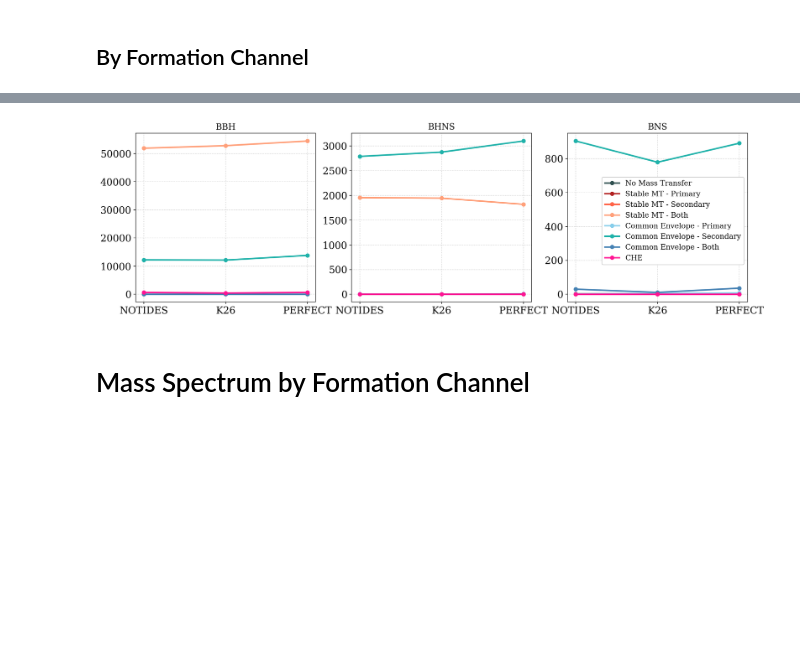
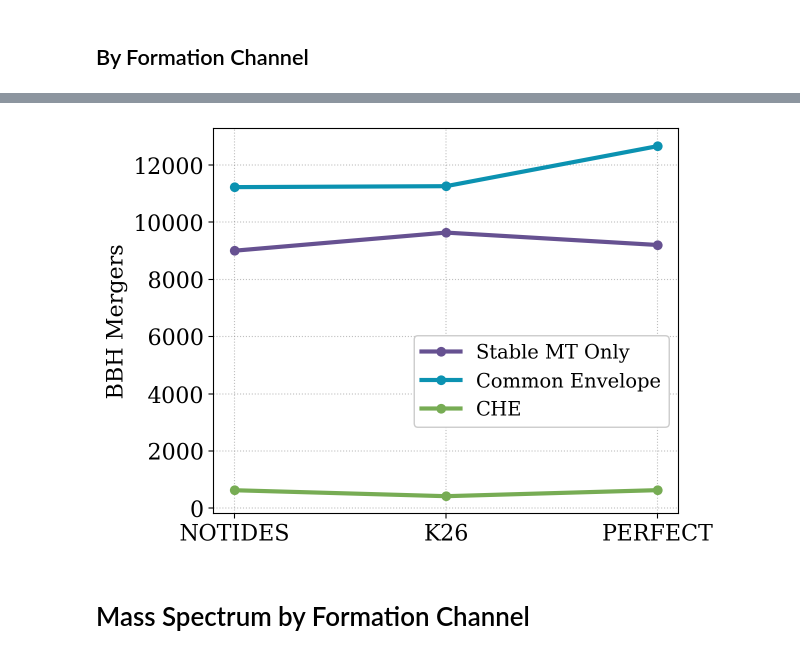
Before and after one commit to veome22/modern_tidal_interaction_models_dco, a Jupyter notebook: population_distribution_plots.ipynb, the cells around one changed output, grey strips where cells are left out. Cells and saved outputs as stored; diff of their text form; code cells hidden in the pictures; blank space fills up the shorter version.

Commit message:
added merger rate by formation channel

```diff
--- a/population_distribution_plots.ipynb
+++ b/population_distribution_plots.ipynb
@@ -528,12 +528,12 @@ plt.show()
 ## By Formation Channel
 # %%
 branching_ratios = defaultdict(dict)
-print("Formations")
+print("Mergers")
 for pop_name in pop_names:
     print(f"Processing: {pop_labels[pop_name]}")
     for i, dco_type in enumerate(dco_types):
         pop_df = pop_dfs[pop_name][(pop_dfs[pop_name]['Stellar_Type(1)'] + pop_dfs[pop_name]['Stellar_Type(2)'] == dco_st[i])]
-        # pop_df = pop_df[pop_df['Merges_Hubble_Time']==True]
+        pop_df = pop_df[pop_df['Merges_Hubble_Time']==True]
 
         any_rlof = (pop_df['RLOF_Primary']==True) + (pop_df['RLOF_Secondary']==True) + (pop_df['RLOF_Both']==True)
         any_ce = (pop_df['CE_Primary']==True) + (pop_df['CE_Secondary']==True) +(pop_df['CE_Both']==True)
@@ -569,6 +569,8 @@ for pop_name in pop_names:
         branching_ratios[pop_name][dco_type] = {
             "Total": len(pop_df),
             "No MT": np.sum(~any_rlof),
+            "SMT": np.sum(smt),
+            "CE": np.sum(any_ce),
             "Mass Transfer": {
                 "Stable (RLOF)": {
                     "Primary": np.sum(smt_primary_only),
@@ -604,73 +606,57 @@ BNSs with No Mass Transfer: 0
 # %%
 # Given color and label mappings
 colors = {
-    "No MT": "darkslategray",
-    "SMT 1": "firebrick",
-    "SMT 2": "tomato",
-    "SMT 1+2": "lightsalmon",
-    "CE 1": "skyblue",
-    "CE 2": "lightseagreen",
-    "CE 1+2": "steelblue",
-    "CHE" : "deeppink"
+    "SMT": colorPalette['violet'],
+    "CE": colorPalette['blue'],
+    "CHE" : colorPalette['green']
 }
 
 labels = {
     "Total": "Total DCOs",
     "No MT": "No Mass Transfer",
-    "SMT 1": "Stable MT - Primary",
-    "SMT 2": "Stable MT - Secondary",
-    "SMT 1+2": "Stable MT - Both",
-    "CE 1": "Common Envelope - Primary",
-    "CE 2": "Common Envelope - Secondary",
-    "CE 1+2": "Common Envelope - Both",
+    "SMT": "Stable MT Only",
+    "CE": "Common Envelope",
     "CHE" : "CHE"
 }
 
 # Extract data
-# pop_names = list(branching_ratios.keys())
-dco_types = list(branching_ratios[pop_names[0]].keys())
+# dco_types = list(branching_ratios[pop_names[0]].keys())
 dco_linestyles = {"BBH": "-", "BHNS": "-.", "BNS": ':'}
 
 
-fig, axes = plt.subplots(ncols=3, figsize=(18, 5))
+fig, ax = plt.subplots(ncols=1, figsize=(6, 5))
 
-for i, dco_type in enumerate(dco_types):
-    # Initialize storage for plotting
-    data = {key: [] for key in labels.keys()}
+dco_type='BBH'
+# Initialize storage for plotting
+data = {key: [] for key in labels.keys()}
 
-    # Collect data across populations
-    for pop_name in pop_names:
-        data["Total"].append(branching_ratios[pop_name][dco_type]["Total"])
-        data["No MT"].append(branching_ratios[pop_name][dco_type]["No MT"])
-        data["SMT 1"].append(branching_ratios[pop_name][dco_type]["Mass Transfer"]["Stable (RLOF)"]["Primary"])
-        data["SMT 2"].append(branching_ratios[pop_name][dco_type]["Mass Transfer"]["Stable (RLOF)"]["Secondary"])
-        data["SMT 1+2"].append(branching_ratios[pop_name][dco_type]["Mass Transfer"]["Stable (RLOF)"]["Both"])
-        data["CE 1"].append(branching_ratios[pop_name][dco_type]["Mass Transfer"]["Unstable (CE)"]["Primary"])
-        data["CE 2"].append(branching_ratios[pop_name][dco_type]["Mass Transfer"]["Unstable (CE)"]["Secondary"])
-        data["CE 1+2"].append(branching_ratios[pop_name][dco_type]["Mass Transfer"]["Unstable (CE)"]["Both"])
-        data["CHE"].append(branching_ratios[pop_name][dco_type]["Mass Transfer"]["CHE"])
+# Collect data across populations
+for pop_name in pop_names:
+    data["Total"].append(branching_ratios[pop_name][dco_type]["Total"])
+    data["No MT"].append(branching_ratios[pop_name][dco_type]["No MT"])
+    data["SMT"].append(branching_ratios[pop_name][dco_type]["SMT"])
+    data["CE"].append(branching_ratios[pop_name][dco_type]["CE"])
+    data["CHE"].append(branching_ratios[pop_name][dco_type]["Mass Transfer"]["CHE"])
 
 
-    # Normalize by total number of DCOs per population
-    totals = np.ones_like(np.array([data["Total"]]))
-    for key in data.keys():
-        data[key] = np.array(data[key]) / totals
+# Normalize by total number of DCOs per population
+totals = np.ones_like(np.array([data["Total"]]))
+for key in data.keys():
+    data[key] = np.array(data[key]) / totals
 
-    ax = axes[i]
-    for key in colors.keys():
-        ax.plot([pop_labels[val] for val in pop_names], data[key][0], label=labels[key], color=colors[key], marker="o", linewidth=2.5)
+for key in colors.keys():
+    ax.plot([pop_labels[val] for val in pop_names], data[key][0], label=labels[key], color=colors[key], marker="o", linewidth=3)
 
-    # Formatting
-    ax.set_label("Number of DCO Formations")
-    # plt.set_xlabel("Population")
-    ax.set_title(dco_type, fontsize=14)
-    ax.grid(alpha=0.5)
+# Formatting
+ax.set_ylabel("BBH Mergers")
+ax.grid(alpha=0.5)
 
-axes[-1].legend(frameon=True, fontsize=12, loc='lower right', bbox_to_anchor=(1,0.2))
-# Show plot
+ax.legend(frameon=True, fontsize=14, loc='lower right', bbox_to_anchor=(1,0.2))
+
+plt.savefig(plot_path + "bbh_mergers_by_formation_channel.pdf", dpi=300, bbox_inches='tight')
 plt.show()
 # %% [output]
-[figure, old version]
+[figure, new version]
 # %% [markdown]
 # Mass Spectrum by Formation Channel
 # %%
```
Also changed, not shown: parts of 1 cell of this notebook, 1 other file.
